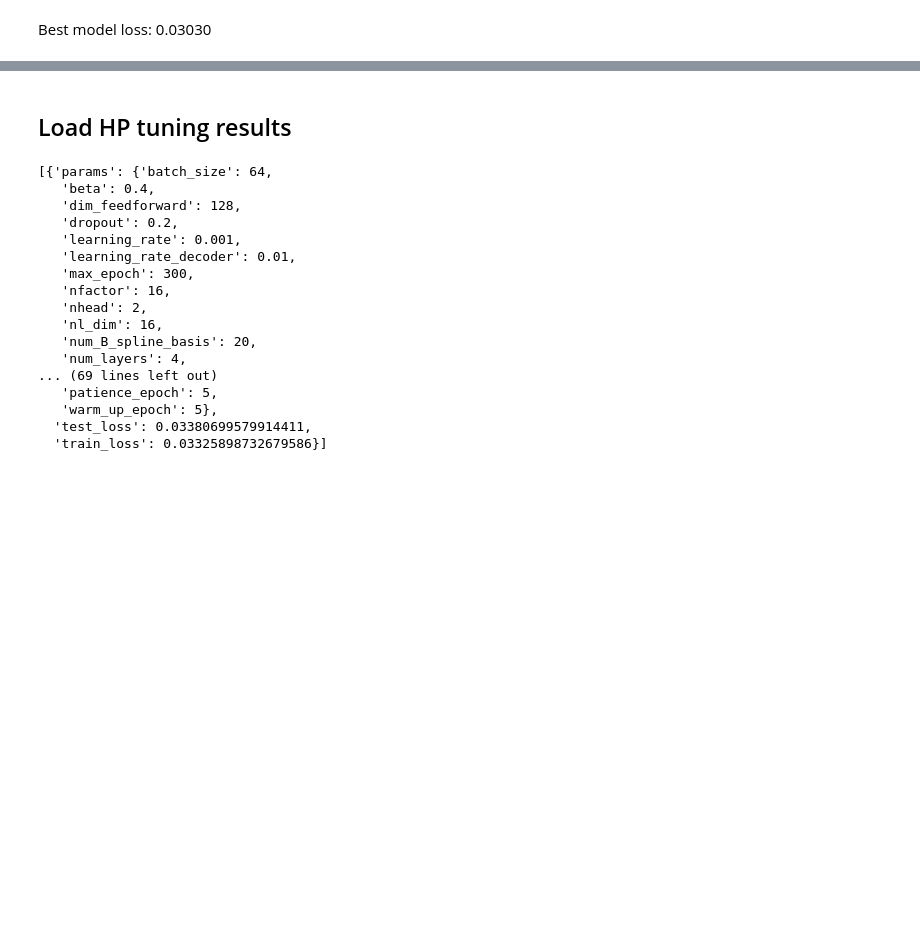
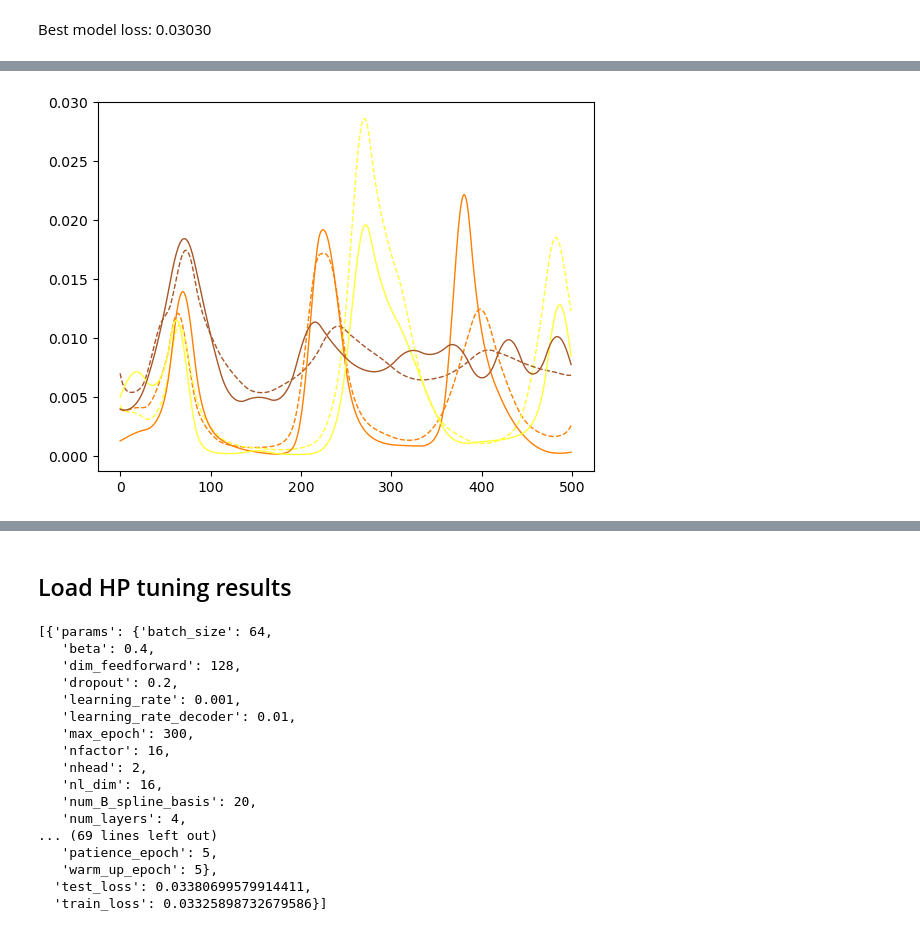
Before and after one commit to Qi-Xin/FC-GPFA, a Jupyter notebook: Decoder&Encoder.ipynb, the cells around one changed output, grey strips where cells are left out. Saved outputs shown, nothing was run; the diff lists cells and outputs as text; code cells hidden in the pictures; blank space fills up the shorter version.

```diff
--- a/Decoder&Encoder.ipynb
+++ b/Decoder&Encoder.ipynb
@@ -1198,3 +1198,27 @@ tensor([0.6600, 0.6883, 0.2858, 0.8020, 0.4351, 0.1933, 0.6299, 1.0293, 0.3656,
+# %%
+from scipy.ndimage import gaussian_filter1d
+import seaborn as sns
+from GLM import poisson_regression
+
+nplot = np.arange(13,16)
+
+def spline_smoothing(spikes, spline):
+    return poisson_regression(Y=spikes, X=spline)
+
+palette = sns.color_palette("Set1")
+firing_rate, mu, std = trainer.predict(return_torch=True, dataset='test')
+to_plot_data = np.exp(firing_rate.numpy()).mean(axis=1)
+for i in (nplot):
+    plt.plot(to_plot_data[i, :], '--', lw=1, color=palette[i % len(palette)])
+
+to_plot_data = trainer.spikes_full.sum(axis=(1)).cpu().numpy()
+spline = trainer.model.spline_basis.cpu().numpy()
+for i in (nplot):
+    to_plot_data_trial = to_plot_data[trainer.test_idx[i],:]
+    to_plot_data_trial_smoothed = spline@spline_smoothing(to_plot_data_trial, spline).params
+    plt.plot(np.exp(to_plot_data_trial_smoothed)/trainer.spikes_full.shape[1], lw=1, color=palette[i % len(palette)])
+# %% [output]
+[figure, added]
 # %%
 nplot = int(50)
 
```
Also changed, not shown: parts of 7 cells of this notebook, 4 other files.
